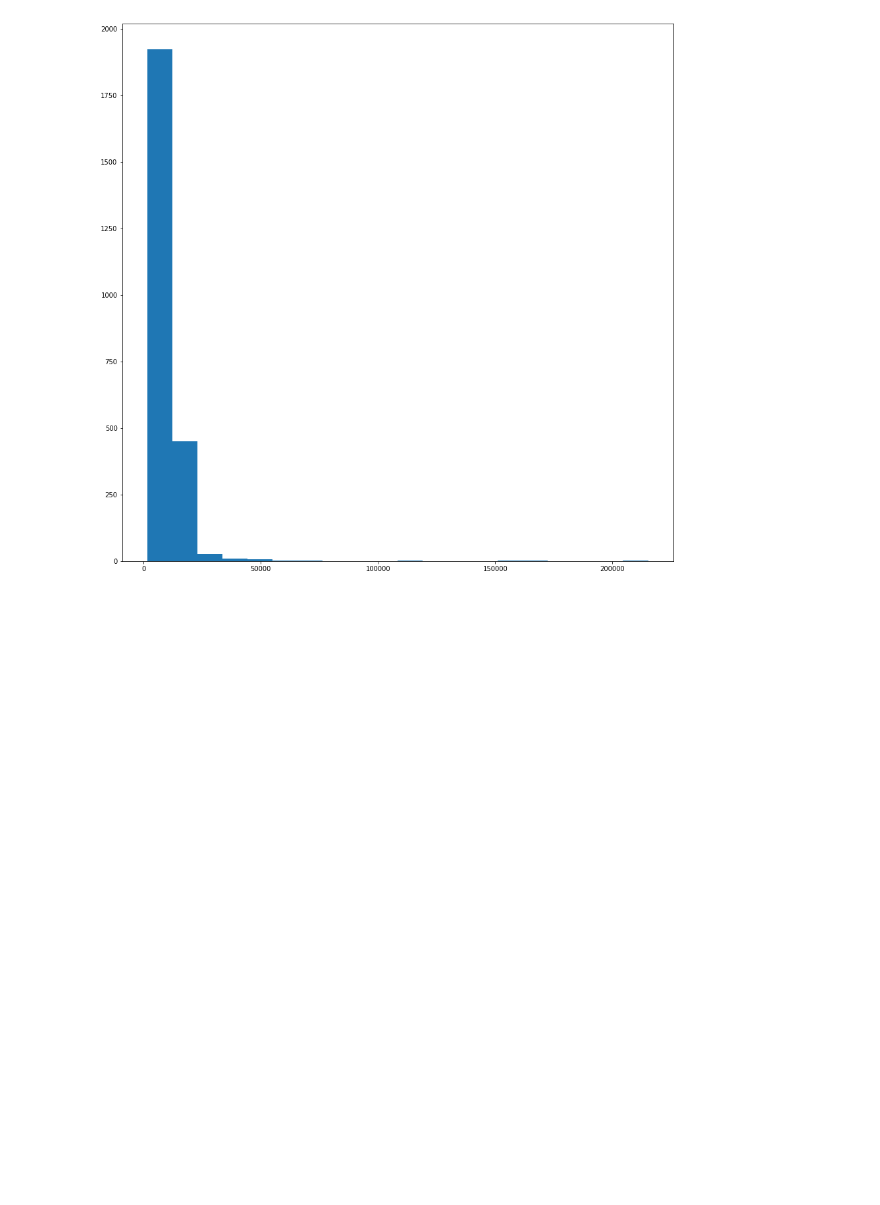
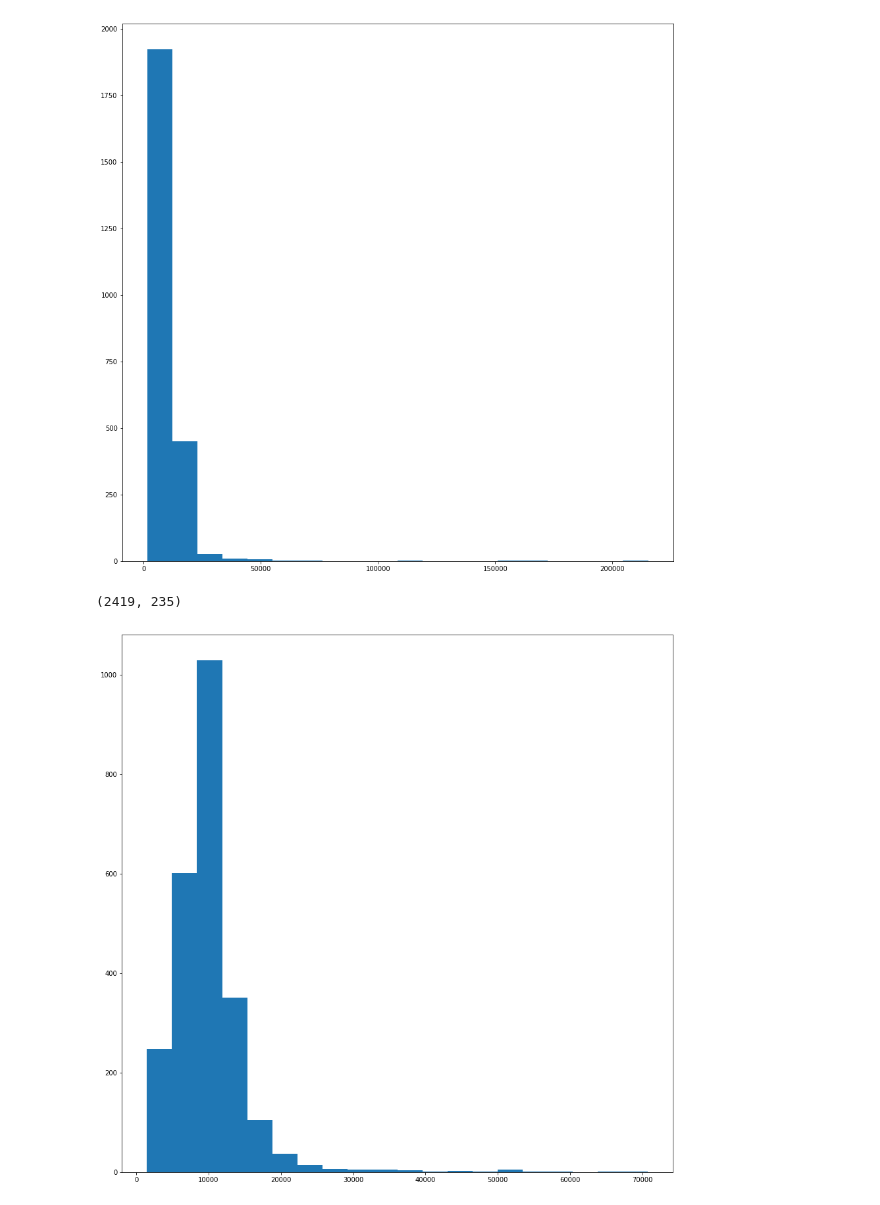
Before and after one commit to mickaelperring/p1, a Jupyter notebook: p3/part3.ipynb, the cells around one changed output. Saved outputs shown, nothing was run; the diff lists cells and outputs as text; code cells hidden in the pictures; blank space fills up the shorter version.

```diff
--- a/p3/part3.ipynb
+++ b/p3/part3.ipynb
@@ -308,4 +314,17 @@ plt.show()
 # %% [output]
 [figure]
+# %%
+# I decide to remove houuses with lot area > 100000
+df10 = df9[df9['Lot Area'] < 100000]
+df10.shape
+# %% [output]
+(2419, 235)
+# %%
+pc = df10['Lot Area'].values
+plt.figure(figsize=(15,15))
+plt.hist(pc, bins = 20)
+plt.show()
+# %% [output]
+[figure, added]
 # %%
 # let's take a look to the log of the 'Lot Area'
```
Also changed, not shown: parts of 29 cells of this notebook.
